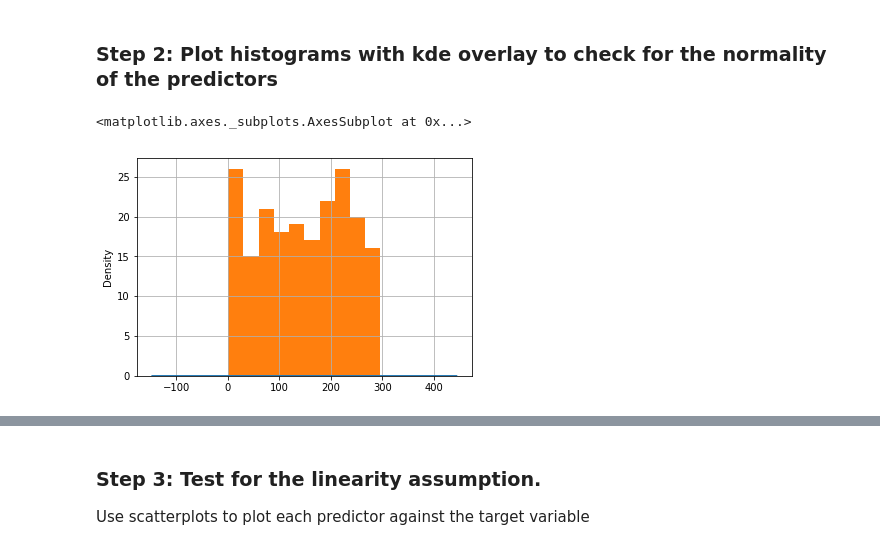
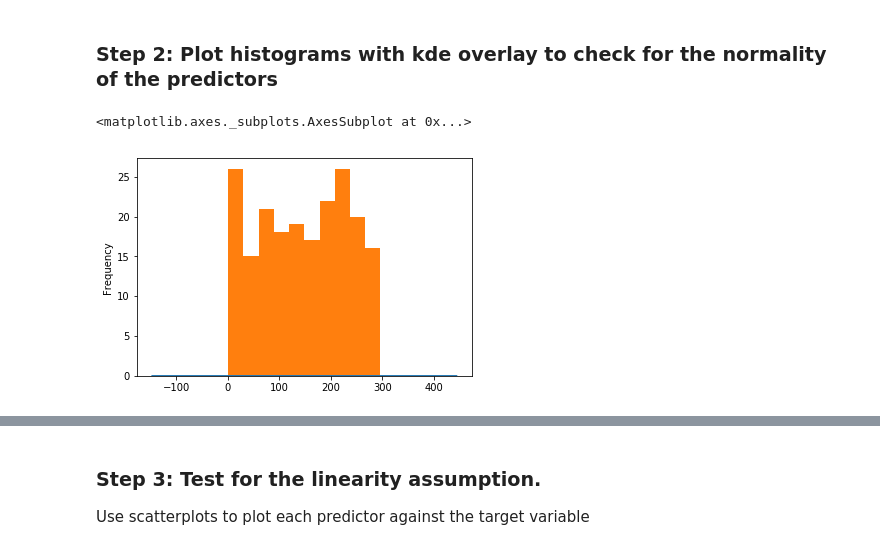
Before and after one commit to kayschulz/dsc-01-10-13-regression-statsmodels-lab-seattle-ds-career-040119, a Jupyter notebook: index.ipynb, the cells around one changed output, grey strips where cells are left out. Cells and saved outputs as stored; diff of their text form; code cells hidden in the pictures.

```diff
--- a/index.ipynb
+++ b/index.ipynb
@@ -73,17 +73,17 @@ adverts_df.describe()
 import seaborn as sns
 # %%
 adverts_df['TV'].plot.kde()
-adverts_df['TV'].hist()
+adverts_df['TV'].plot.hist()
 
 
-for column in data:
-    data[column].plot.hist(normed=True, label = column+' histogram')
-    data[column].plot.kde(label =column+' kde')
-    plt.legend()
-    plt.show()
+# for column in data:
+#     data[column].plot.hist(normed=True, label = column+' histogram')
+#     data[column].plot.kde(label =column+' kde')
+#     plt.legend()
+#     plt.show()
 # %% [output]
 <matplotlib.axes._subplots.AxesSubplot at 0x...>
-[figure, old version]
+[figure, new version]
 # %%
 # Record your observations on normality here
 # %% [markdown]
```
